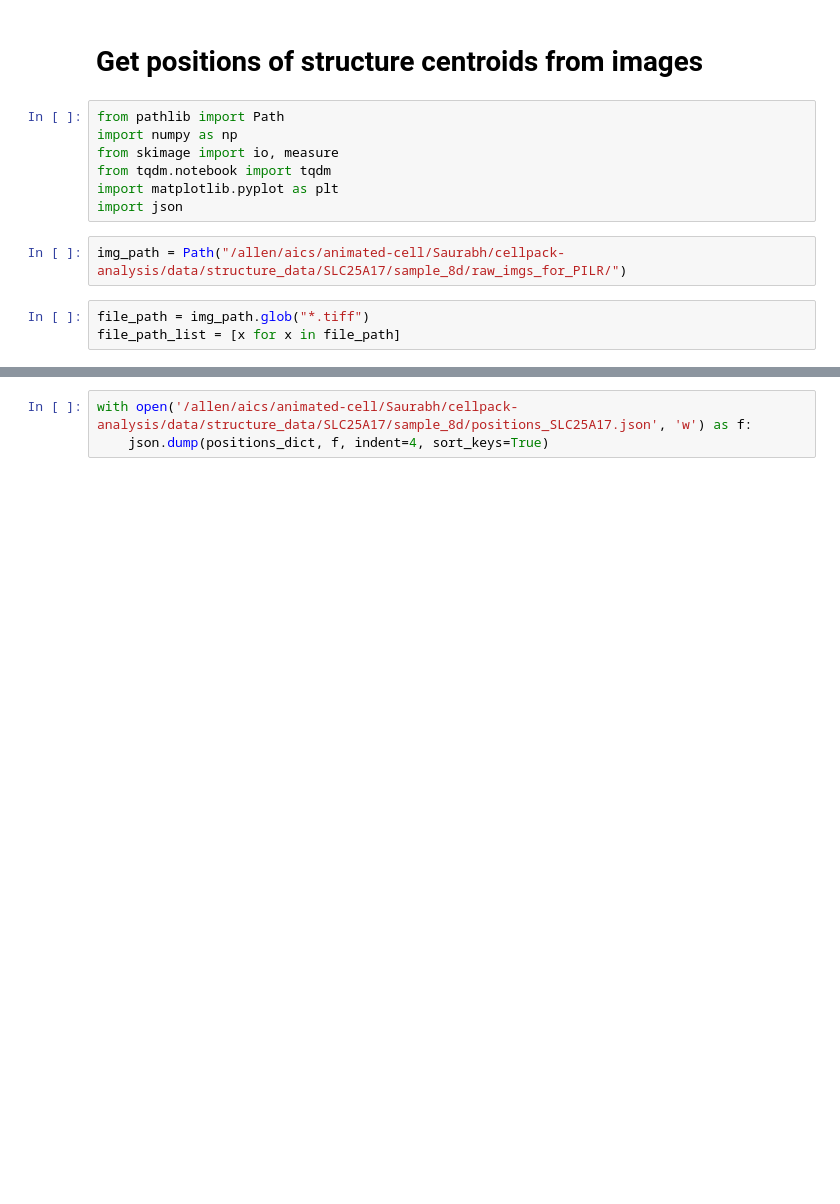
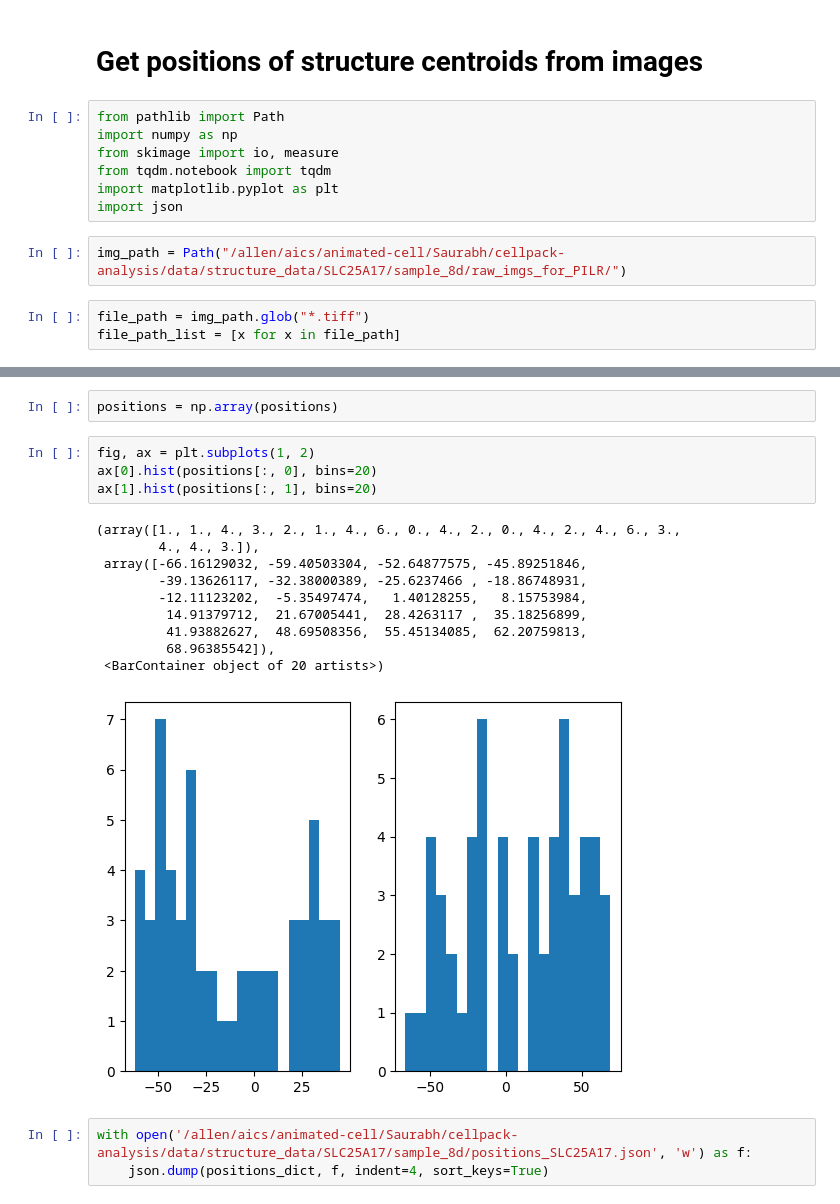
Before and after one commit to mesoscope/cellpack-analysis, a Jupyter notebook: cellpack_analysis/notebooks/get_structure_coordinates.ipynb, the cells around one changed output, grey strips where cells are left out. Cells and saved outputs as stored; diff of their text form; blank space fills up the shorter version.

```diff
--- a/cellpack_analysis/notebooks/get_structure_coordinates.ipynb
+++ b/cellpack_analysis/notebooks/get_structure_coordinates.ipynb
@@ -32,3 +69,20 @@ for file in tqdm(file_path_list):
+# %%
+positions = np.array(positions)
+# %%
+fig, ax = plt.subplots(1, 2)
+ax[0].hist(positions[:, 0], bins=20)
+ax[1].hist(positions[:, 1], bins=20)
+# %% [output]
+(array([1., 1., 4., 3., 2., 1., 4., 6., 0., 4., 2., 0., 4., 2., 4., 6., 3.,
+        4., 4., 3.]),
+ array([-66.16129032, -59.40503304, -52.64877575, -45.89251846,
+        -39.13626117, -32.38000389, -25.6237466 , -18.86748931,
+        -12.11123202,  -5.35497474,   1.40128255,   8.15753984,
+         14.91379712,  21.67005441,  28.4263117 ,  35.18256899,
+         41.93882627,  48.69508356,  55.45134085,  62.20759813,
+         68.96385542]),
+ <BarContainer object of 20 artists>)
+[figure, added]
 # %%
 with open('/allen/aics/animated-cell/Saurabh/cellpack-analysis/data/structure_data/SLC25A17/sample_8d/positions_SLC25A17.json', 'w') as f:
     json.dump(positions_dict, f, indent=4, sort_keys=True)
```
Also changed, not shown: parts of 6 cells of this notebook, 18 other files.
